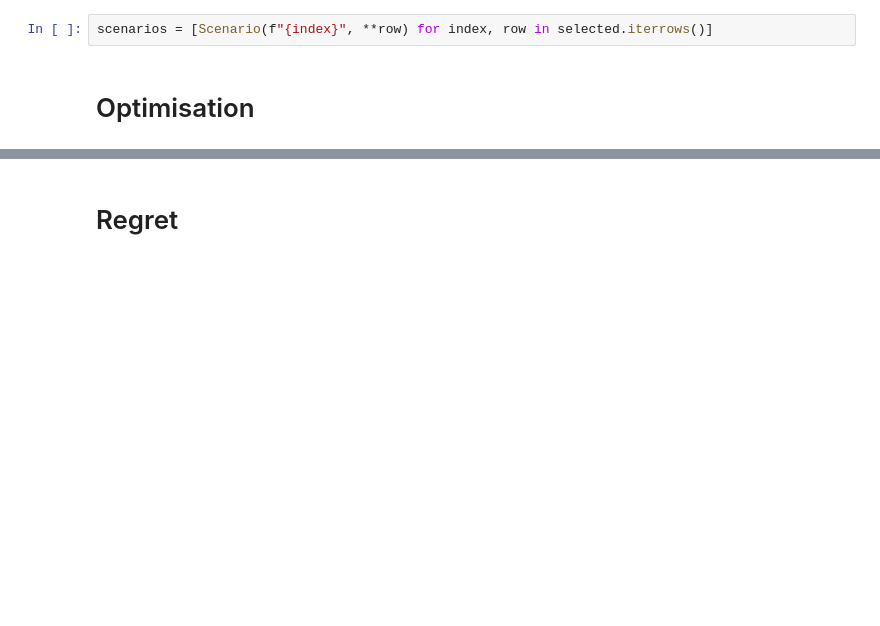
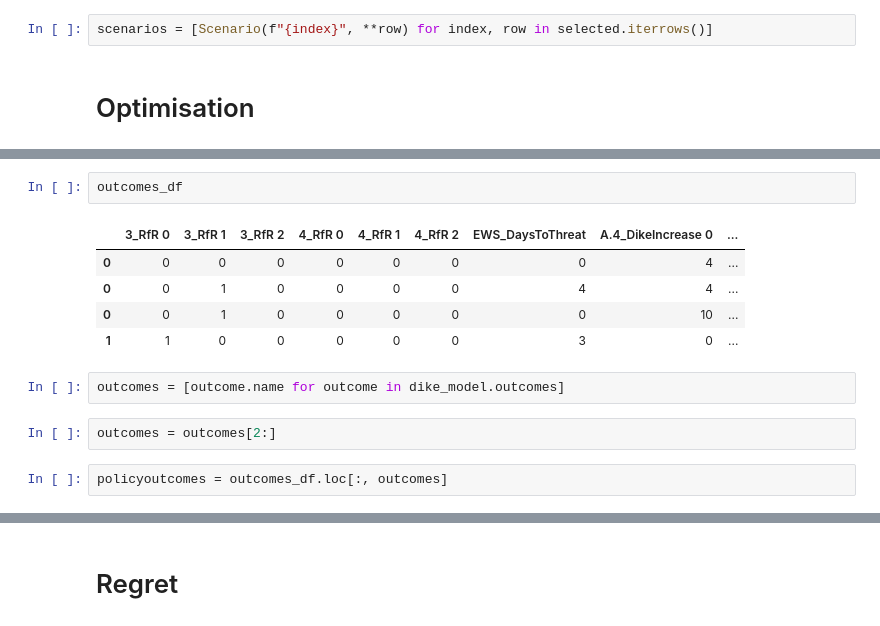
Before and after one commit to Lischip/FabiosDecisions, a Jupyter notebook: epa1361/final assignment/optimisation.ipynb, the cells around one changed output, grey strips where cells are left out. Saved outputs shown, nothing was run; the diff lists cells and outputs as text; blank space fills up the shorter version.

```diff
--- a/epa1361/final assignment/optimisation.ipynb
+++ b/epa1361/final assignment/optimisation.ipynb
@@ -67,0 +154,14 @@ for scenario in scenarios:
+# %%
+outcomes_df
+# %% [output]
+|  | 3_RfR 0 | 3_RfR 1 | 3_RfR 2 | 4_RfR 0 | 4_RfR 1 | 4_RfR 2 | EWS_DaysToThreat | A.4_DikeIncrease 0 | ... |
+| 0 | 0 | 0 | 0 | 0 | 0 | 0 | 0 | 4 | ... |
+| 0 | 0 | 1 | 0 | 0 | 0 | 0 | 4 | 4 | ... |
+| 0 | 0 | 1 | 0 | 0 | 0 | 0 | 0 | 10 | ... |
+| 1 | 1 | 0 | 0 | 0 | 0 | 0 | 3 | 0 | ... |
+# %%
+outcomes = [outcome.name for outcome in dike_model.outcomes]
+# %%
+outcomes = outcomes[2:]
+# %%
+policyoutcomes = outcomes_df.loc[:, outcomes]
```
Also changed, not shown: parts of 26 cells of this notebook.
